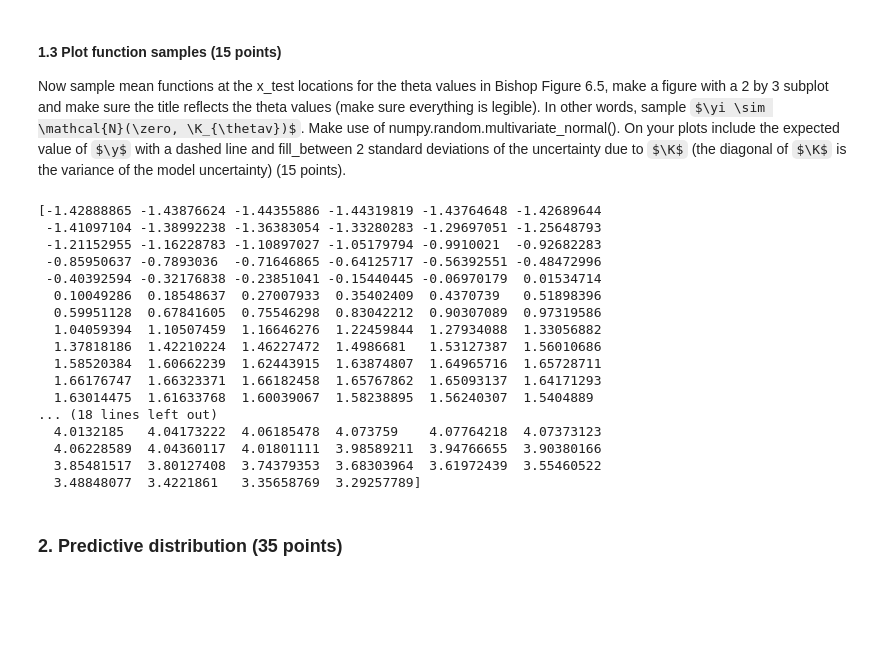
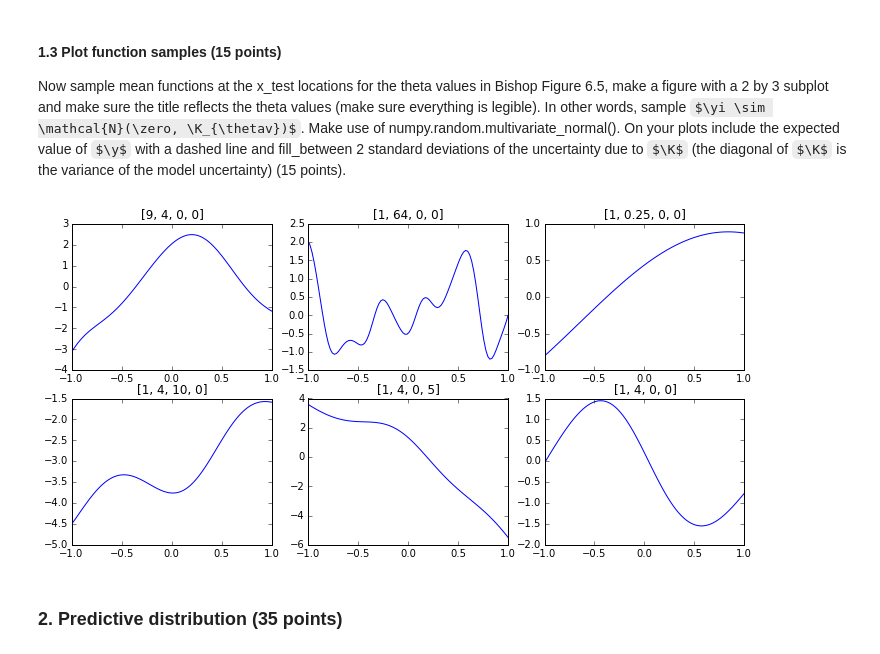
Before and after one commit to erikvanegmond/ml1-2015-lab3, a Jupyter notebook: Lab3.ipynb, the cells around one changed output. Saved outputs shown, nothing was run; the diff lists cells and outputs as text; code cells hidden in the pictures; some formulas as TeX source; blank space fills up the shorter version.

Commit message:
Solved Q1.3, fancy graphs!

```diff
--- a/Lab3.ipynb
+++ b/Lab3.ipynb
@@ -110,28 +110,18 @@ def computeK(X1, X2, thetas):
 #### 1.3 Plot function samples (15 points)
 Now sample mean functions at the x_test locations for the theta values in Bishop Figure 6.5, make a figure with a 2 by 3 subplot and make sure the title reflects the theta values (make sure everything is legible).  In other words, sample $\yi \sim \mathcal{N}(\zero, \K_{\thetav})$.  Make use of numpy.random.multivariate_normal().  On your plots include the expected value of $\y$ with a dashed line and fill_between 2 standard deviations of the uncertainty due to $\K$ (the diagonal of $\K$ is the variance of the model uncertainty) (15 points).
 # %%
-thetas_list = [[1, 4, 0, 0], [9, 4, 0, 0]]
-for thetas in thetas_list:
-    K = computeK(x_test, x_test, thetas)
-    print numpy.random.multivariate_normal(np.zeros(K.shape[0]), K)
+thetas_list = [[1, 4, 0, 0], [9, 4, 0, 0], [1, 64, 0, 0], [1, 0.25, 0,0],[1,4,10,0],[1,4,0,5]]
+plt.subplots(nrows=2, ncols=3,figsize=(10,5))
+pp.tight_layout()
+for i, thetas in enumerate(thetas_list):
+    ax = pp.subplot(2,3, i)
+    ax.set_title(str(thetas))
+    for j in range(1):
+        K = computeK(x_test, x_test, thetas)
+        y = np.random.multivariate_normal(np.zeros(K.shape[0]), K)
+        pp.plot( x_test, y, lw=1)
 # %% [output]
-[-1.42888865 -1.43876624 -1.44355886 -1.44319819 -1.43764648 -1.42689644
- -1.41097104 -1.38992238 -1.36383054 -1.33280283 -1.29697051 -1.25648793
- -1.21152955 -1.16228783 -1.10897027 -1.05179794 -0.9910021  -0.92682283
- -0.85950637 -0.7893036  -0.71646865 -0.64125717 -0.56392551 -0.48472996
- -0.40392594 -0.32176838 -0.23851041 -0.15440445 -0.06970179  0.01534714
-  0.10049286  0.18548637  0.27007933  0.35402409  0.4370739   0.51898396
-  0.59951128  0.67841605  0.75546298  0.83042212  0.90307089  0.97319586
-  1.04059394  1.10507459  1.16646276  1.22459844  1.27934088  1.33056882
-  1.37818186  1.42210224  1.46227472  1.4986681   1.53127387  1.56010686
-  1.58520384  1.60662239  1.62443915  1.63874807  1.64965716  1.65728711
-  1.66176747  1.66323371  1.66182458  1.65767862  1.65093137  1.64171293
-  1.63014475  1.61633768  1.60039067  1.58238895  1.56240307  1.5404889
-... (18 lines left out)
-  4.0132185   4.04173222  4.06185478  4.073759    4.07764218  4.07373123
-  4.06228589  4.04360117  4.01801111  3.98589211  3.94766655  3.90380166
-  3.85481517  3.80127408  3.74379353  3.68303964  3.61972439  3.55460522
-  3.48848077  3.4221861   3.35658769  3.29257789]
+[figure, added]
 # %% [markdown]
 ### 2. Predictive distribution (35 points)
 # %% [markdown]
```
